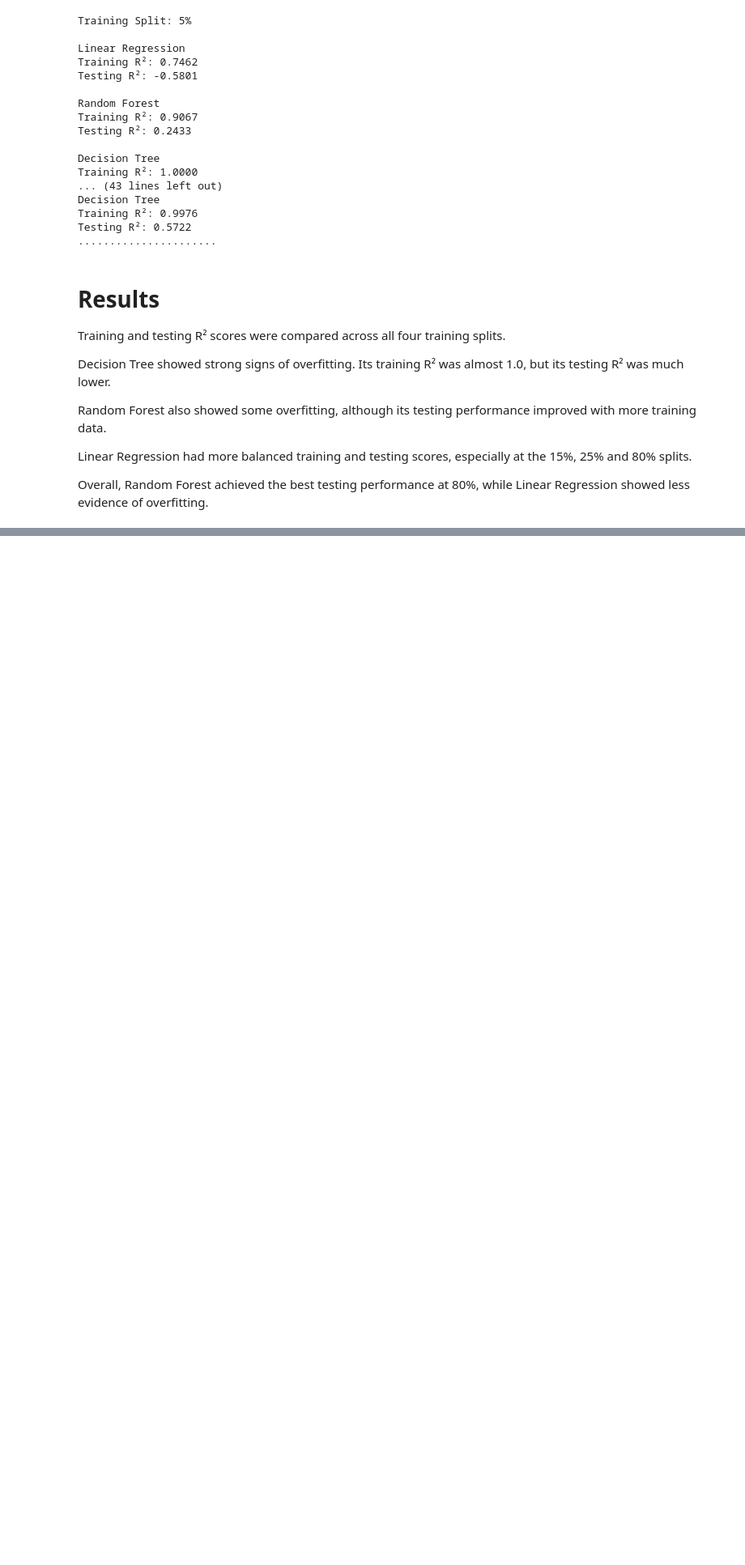
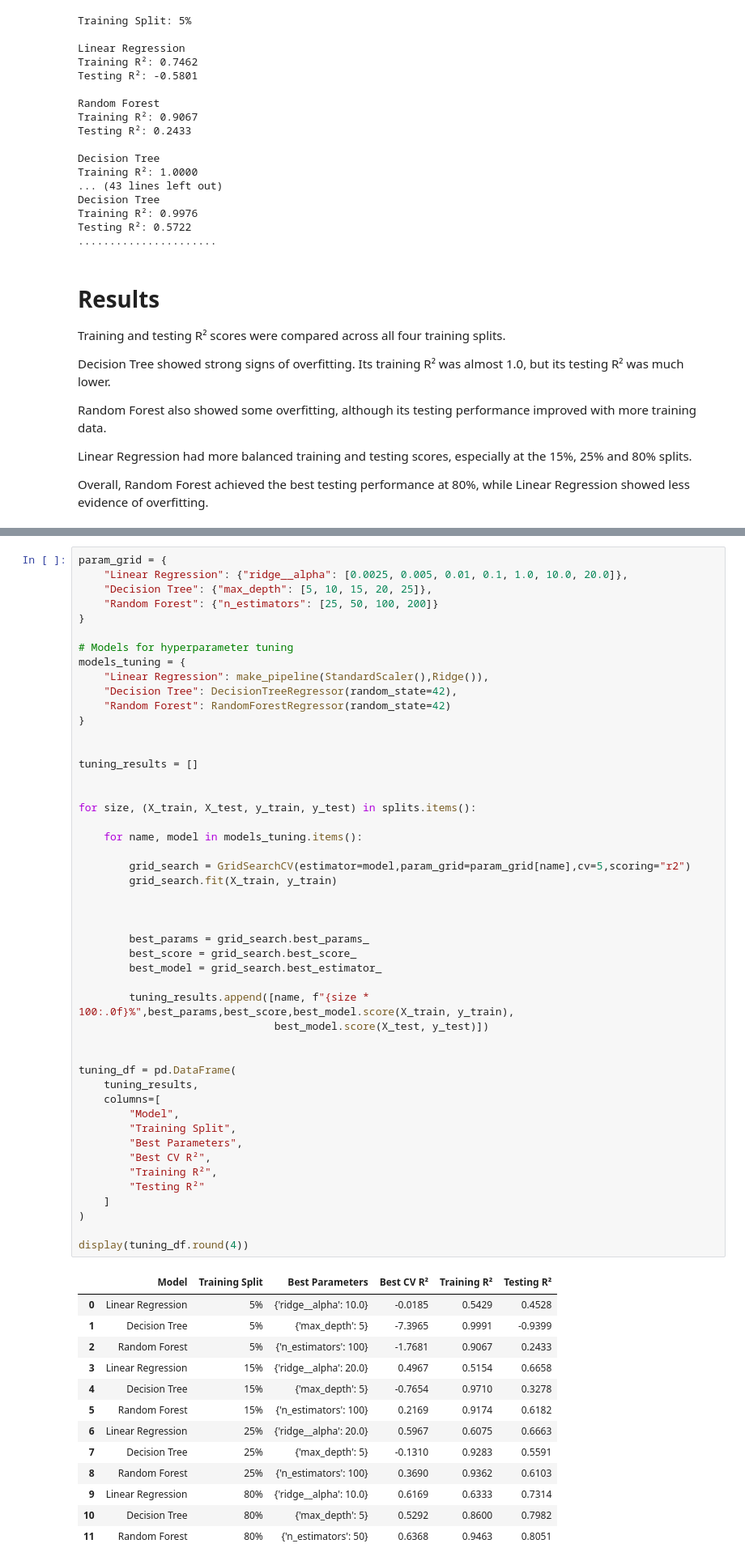
Before and after one commit to sba25049-boop/ML-CA1_sba25049_1126, a Jupyter notebook: Mariana_Garcia_sba25049_CA1.ipynb, the cells around one changed output, grey strips where cells are left out. Shown at 81% size. Saved outputs shown, nothing was run; the diff lists cells and outputs as text; blank space fills up the shorter version.

Commit message:
Hyperparameter Tuning using GridSearchCV

```diff
--- a/Mariana_Garcia_sba25049_CA1.ipynb
+++ b/Mariana_Garcia_sba25049_CA1.ipynb
@@ -1352,0 +1456,62 @@ Without Transaction_Date CV R²: 0.3755
+# %%
+param_grid = {
+    "Linear Regression": {"ridge__alpha": [0.0025, 0.005, 0.01, 0.1, 1.0, 10.0, 20.0]},
+    "Decision Tree": {"max_depth": [5, 10, 15, 20, 25]},
+    "Random Forest": {"n_estimators": [25, 50, 100, 200]}
+}
+
+# Models for hyperparameter tuning
+models_tuning = {
+    "Linear Regression": make_pipeline(StandardScaler(),Ridge()),
+    "Decision Tree": DecisionTreeRegressor(random_state=42),
+    "Random Forest": RandomForestRegressor(random_state=42)
+}
+
+
+tuning_results = []
+
+
+for size, (X_train, X_test, y_train, y_test) in splits.items():
+
+    for name, model in models_tuning.items():
+
+        grid_search = GridSearchCV(estimator=model,param_grid=param_grid[name],cv=5,scoring="r2")
+        grid_search.fit(X_train, y_train)
+
+
+
+        best_params = grid_search.best_params_
+        best_score = grid_search.best_score_
+        best_model = grid_search.best_estimator_
+
+        tuning_results.append([name, f"{size * 100:.0f}%",best_params,best_score,best_model.score(X_train, y_train),
+                               best_model.score(X_test, y_test)])
+
+
+tuning_df = pd.DataFrame(
+    tuning_results,
+    columns=[
+        "Model",
+        "Training Split",
+        "Best Parameters",
+        "Best CV R²",
+        "Training R²",
+        "Testing R²"
+    ]
+)
+
+display(tuning_df.round(4))
+# %% [output]
+|  | Model | Training Split | Best Parameters | Best CV R² | Training R² | Testing R² |
+| 0 | Linear Regression | 5% | {'ridge__alpha': 10.0} | -0.0185 | 0.5429 | 0.4528 |
+| 1 | Decision Tree | 5% | {'max_depth': 5} | -7.3965 | 0.9991 | -0.9399 |
+| 2 | Random Forest | 5% | {'n_estimators': 100} | -1.7681 | 0.9067 | 0.2433 |
+| 3 | Linear Regression | 15% | {'ridge__alpha': 20.0} | 0.4967 | 0.5154 | 0.6658 |
+| 4 | Decision Tree | 15% | {'max_depth': 5} | -0.7654 | 0.9710 | 0.3278 |
+| 5 | Random Forest | 15% | {'n_estimators': 100} | 0.2169 | 0.9174 | 0.6182 |
+| 6 | Linear Regression | 25% | {'ridge__alpha': 20.0} | 0.5967 | 0.6075 | 0.6663 |
+| 7 | Decision Tree | 25% | {'max_depth': 5} | -0.1310 | 0.9283 | 0.5591 |
+| 8 | Random Forest | 25% | {'n_estimators': 100} | 0.3690 | 0.9362 | 0.6103 |
+| 9 | Linear Regression | 80% | {'ridge__alpha': 10.0} | 0.6169 | 0.6333 | 0.7314 |
+| 10 | Decision Tree | 80% | {'max_depth': 5} | 0.5292 | 0.8600 | 0.7982 |
+| 11 | Random Forest | 80% | {'n_estimators': 50} | 0.6368 | 0.9463 | 0.8051 |
```
Also changed, not shown: parts of 24 cells of this notebook.
